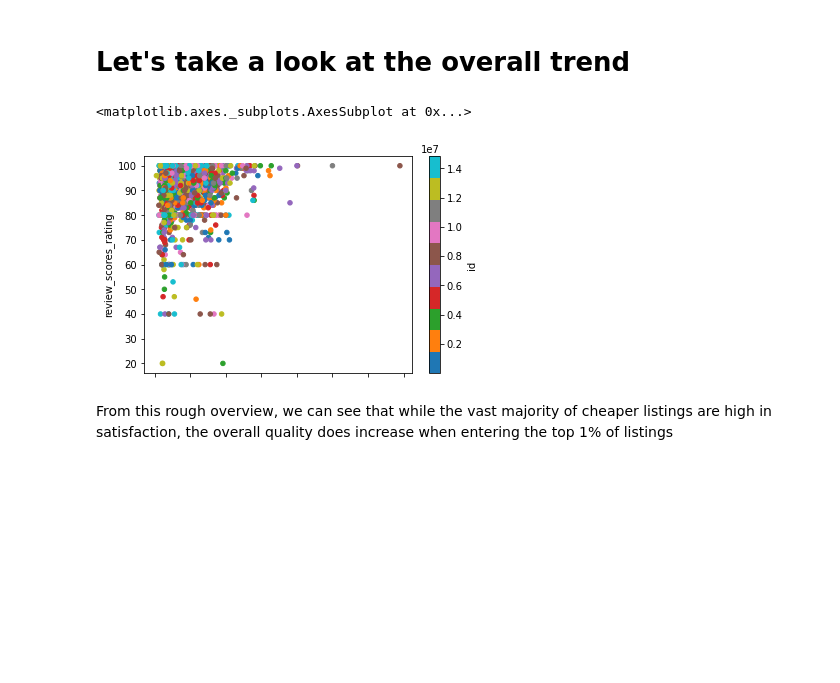
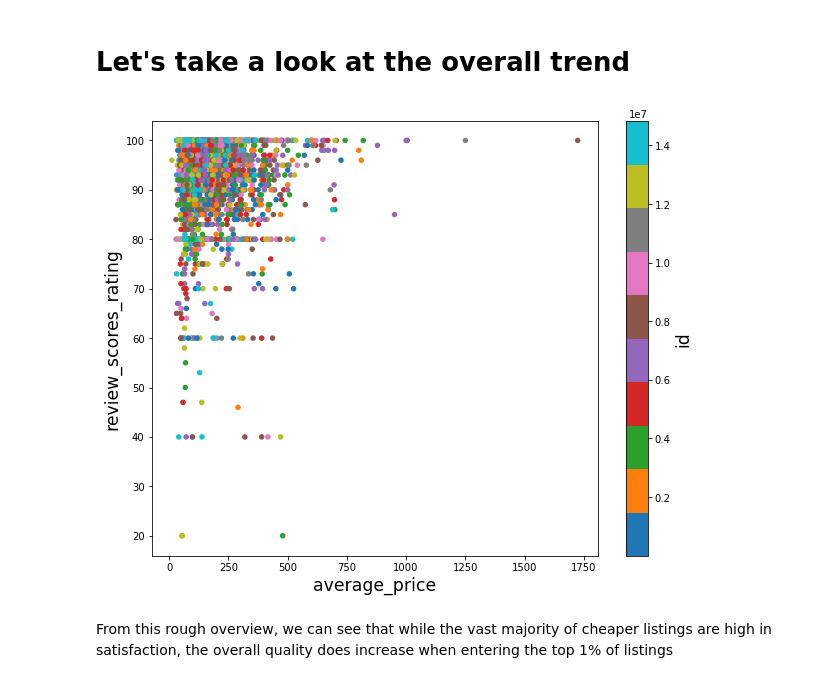
Before and after one commit to ogurashi/Boston-AirBnB-Analysis, a Jupyter notebook: rentals.ipynb, the cells around one changed output. Drawn from its saved outputs; the diff is of its cells as text; code cells hidden in the pictures; blank space fills up the shorter version.

```diff
--- a/rentals.ipynb
+++ b/rentals.ipynb
@@ -619,11 +629,15 @@ sns.distplot(listings['average_price'])
 # %% [markdown]
 # Let's take a look at the overall trend
 # %%
+fig, ax = plt.subplots(figsize = (10,8))
+
+
 listings.plot(kind = 'scatter',x = 'average_price',
-              y = 'review_scores_rating',c = 'id',cmap = 'tab10' )
+              y = 'review_scores_rating',c = 'id',cmap = 'tab10',ax=ax,legend = False)
+
+fig.savefig('price_vs_review_score.png')
 # %% [output]
-<matplotlib.axes._subplots.AxesSubplot at 0x...>
-[figure, old version]
+[figure, new version]
 # %% [markdown]
 From this rough overview, we can see that while the vast majority of cheaper listings are high in satisfaction, the overall quality does increase when entering the top 1% of listings
 # %%
```
Also changed, not shown: parts of 19 cells of this notebook.
